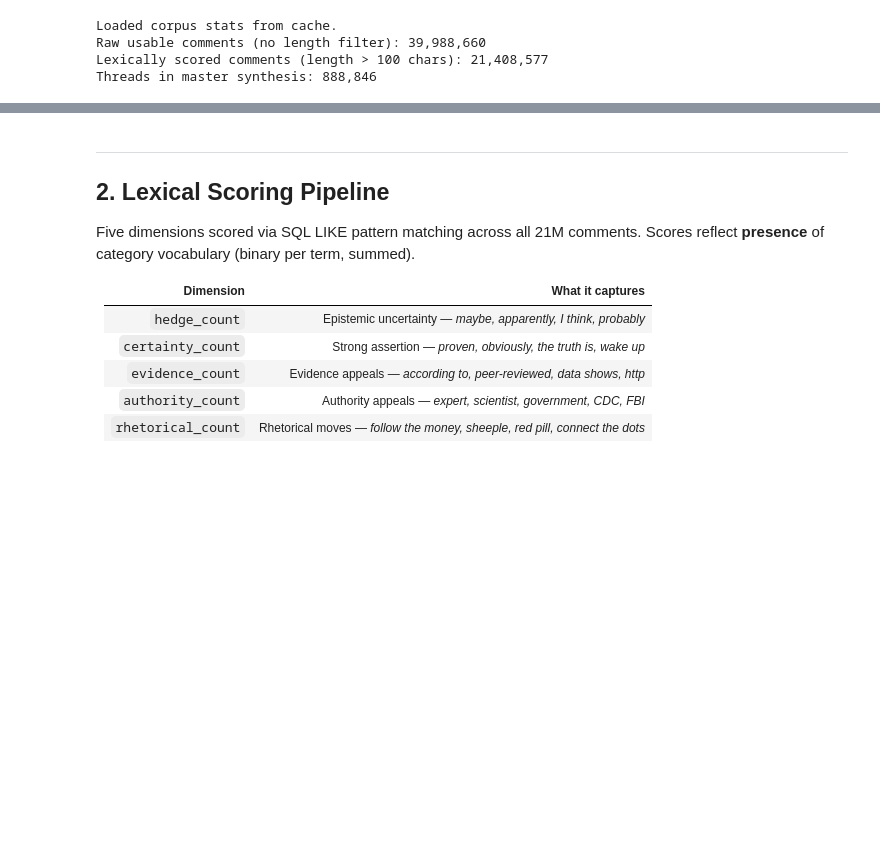
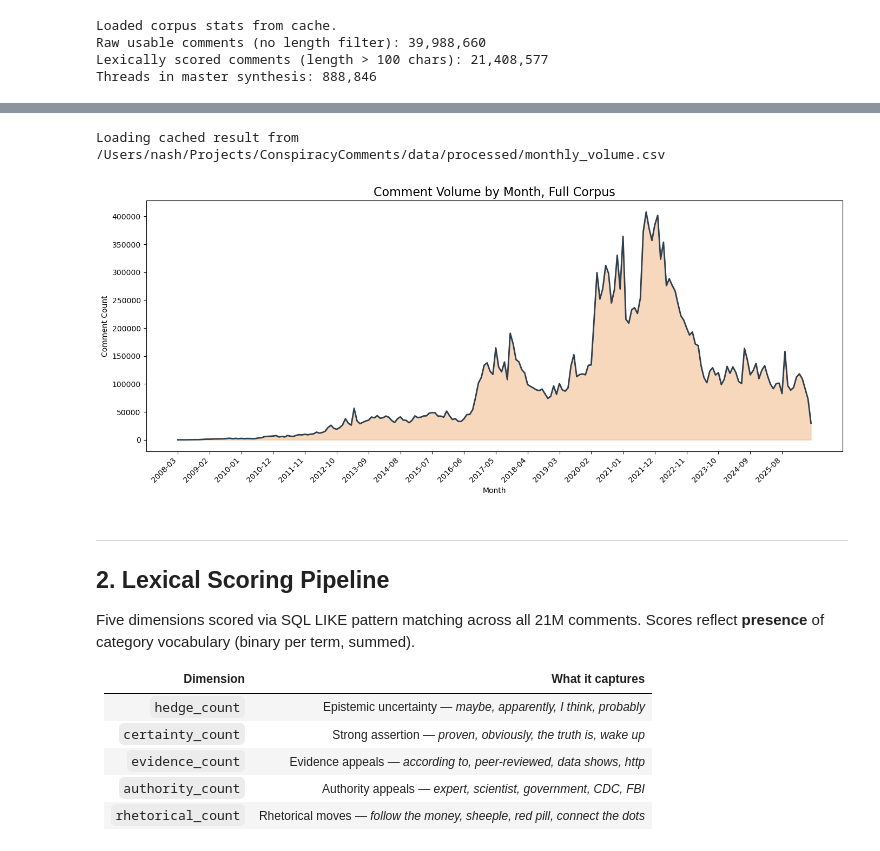
Before and after one commit to humanathema/ConspiracyComments, a Jupyter notebook: ConspiracyMaster_Refactored.ipynb, the cells around one changed output, grey strips where cells are left out. Cells and saved outputs as stored; diff of their text form; code cells hidden in the pictures; blank space fills up the shorter version.

```diff
--- a/ConspiracyMaster_Refactored.ipynb
+++ b/ConspiracyMaster_Refactored.ipynb
@@ -132,3 +137,18 @@ Threads in master synthesis: 888,846
+# %%
+monthly_volume_query = f"""
+    SELECT
+        strftime(to_timestamp(created_utc), '%Y-%m') as month,
+        COUNT(*) as n_comments
+    FROM '{LEXICAL}'
+    WHERE created_utc IS NOT NULL
+    GROUP BY month
+    ORDER BY month
+"""
+df_monthly_volume = cached_query_csv(con, BASE + 'monthly_volume.csv', monthly_volume_query)
+viz.plot_monthly_volume(df_monthly_volume)
+# %% [output]
+Loading cached result from /Users/nash/Projects/ConspiracyComments/data/processed/monthly_volume.csv
+[figure, added]
 # %% [markdown]
 ---
 ## 2. Lexical Scoring Pipeline
```
Also changed, not shown: parts of 2 cells of this notebook, 1 other file.
